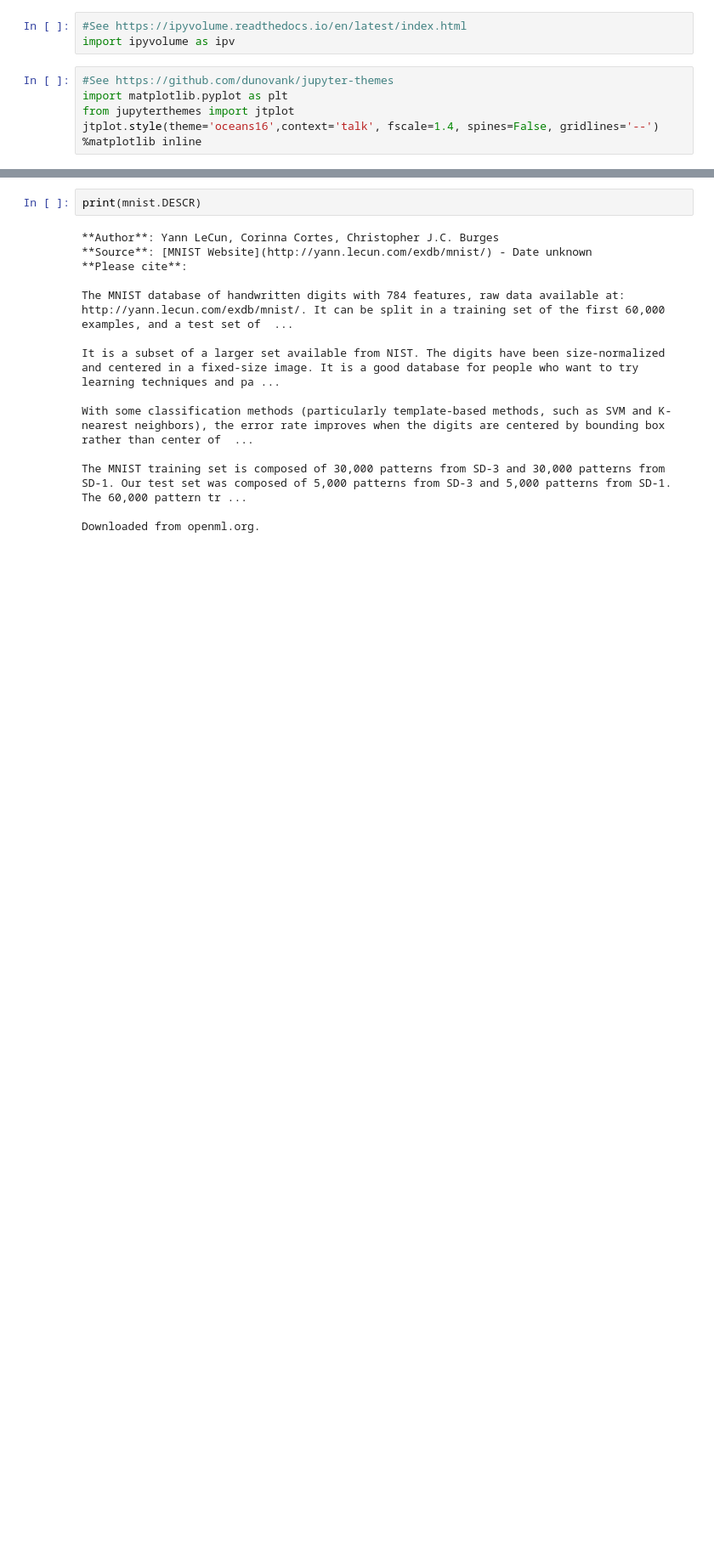
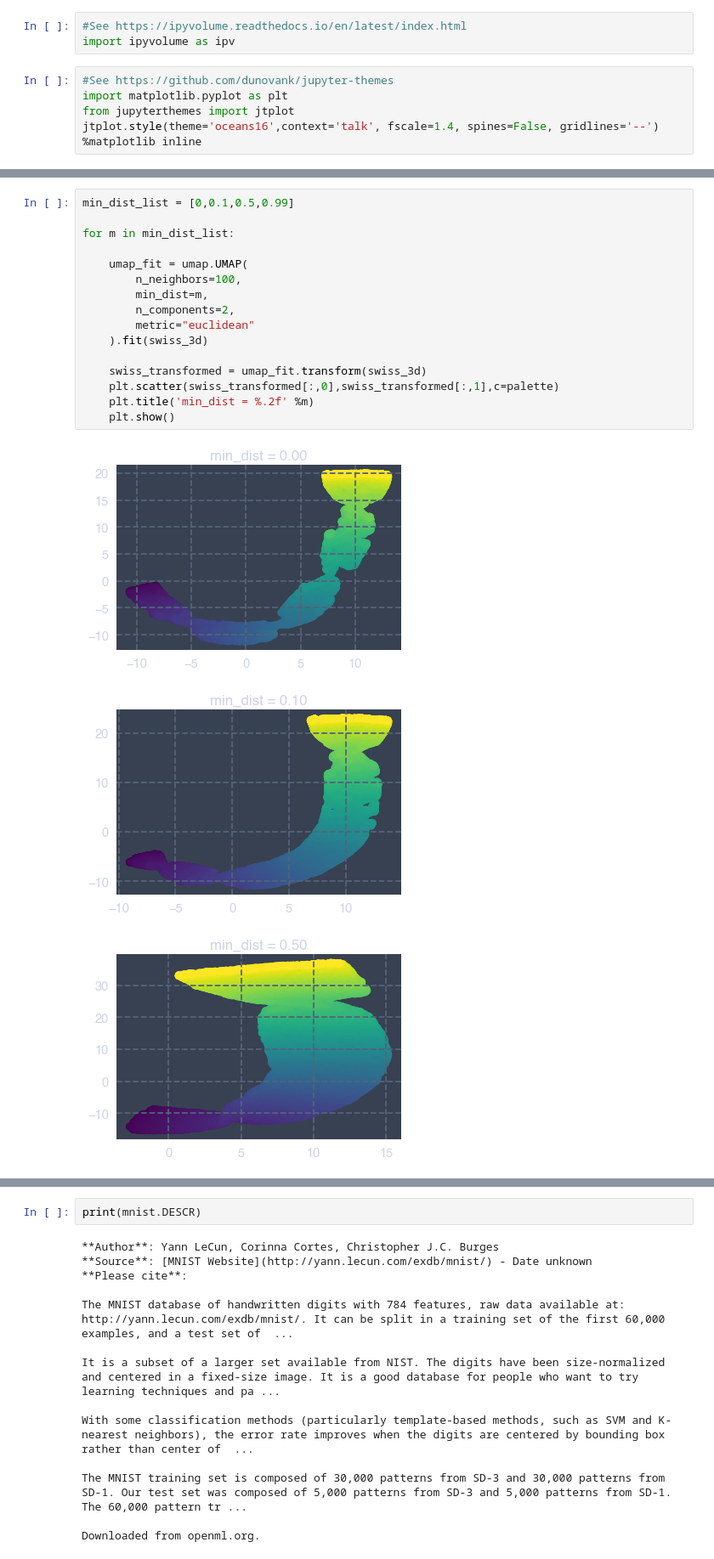
Before and after one commit to rmartinshort/JournalClub, a Jupyter notebook: UMAP_31_10_19/UMAP_examples.ipynb, the cells around one changed output, grey strips where cells are left out. Shown at 85% size. Saved outputs shown, nothing was run; the diff lists cells and outputs as text; blank space fills up the shorter version.

```diff
--- a/UMAP_31_10_19/UMAP_examples.ipynb
+++ b/UMAP_31_10_19/UMAP_examples.ipynb
@@ -25,0 +78,20 @@ jtplot.style(theme='oceans16',context='talk', fscale=1.4, spines=False, gridline
+# %%
+min_dist_list = [0,0.1,0.5,0.99]
+
+for m in min_dist_list:
+
+    umap_fit = umap.UMAP(
+        n_neighbors=100,
+        min_dist=m,
+        n_components=2,
+        metric="euclidean"
+    ).fit(swiss_3d)
+
+    swiss_transformed = umap_fit.transform(swiss_3d)
+    plt.scatter(swiss_transformed[:,0],swiss_transformed[:,1],c=palette)
+    plt.title('min_dist = %.2f' %m)
+    plt.show()
+# %% [output]
+[figure, added]
+[figure, added]
+[figure, added]
```
Also changed, not shown: parts of 14 cells of this notebook.
